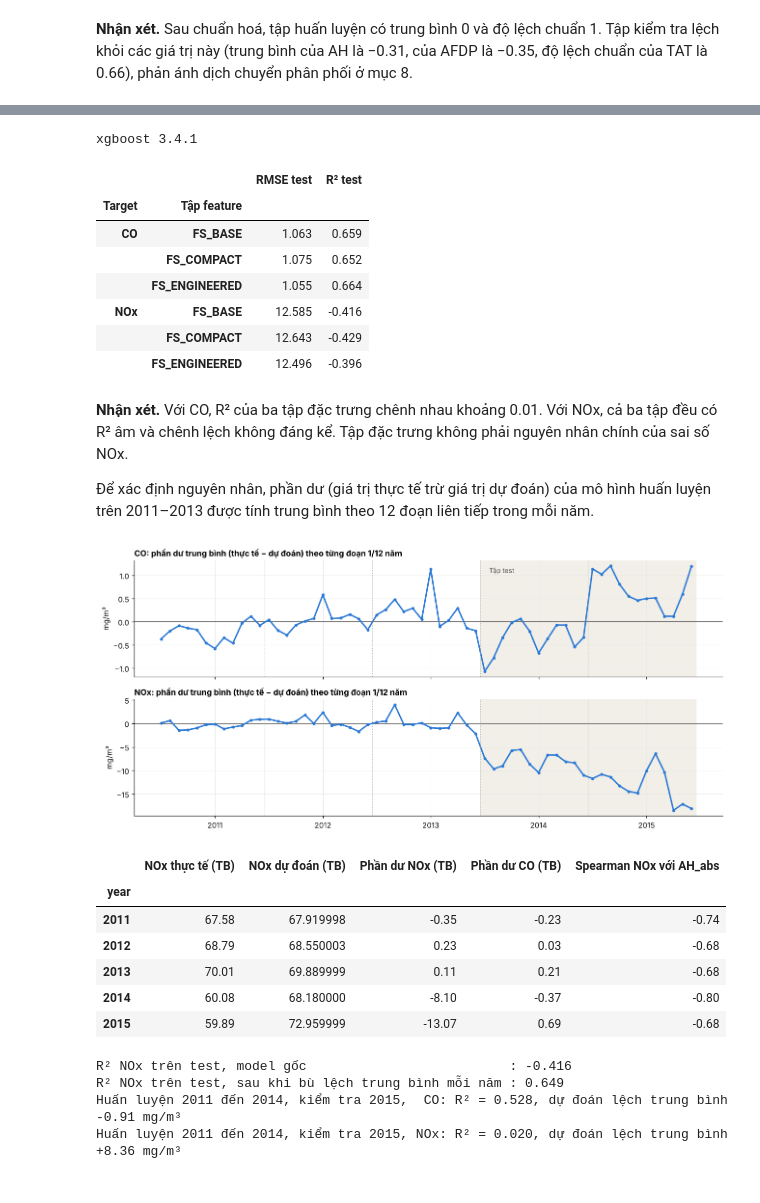
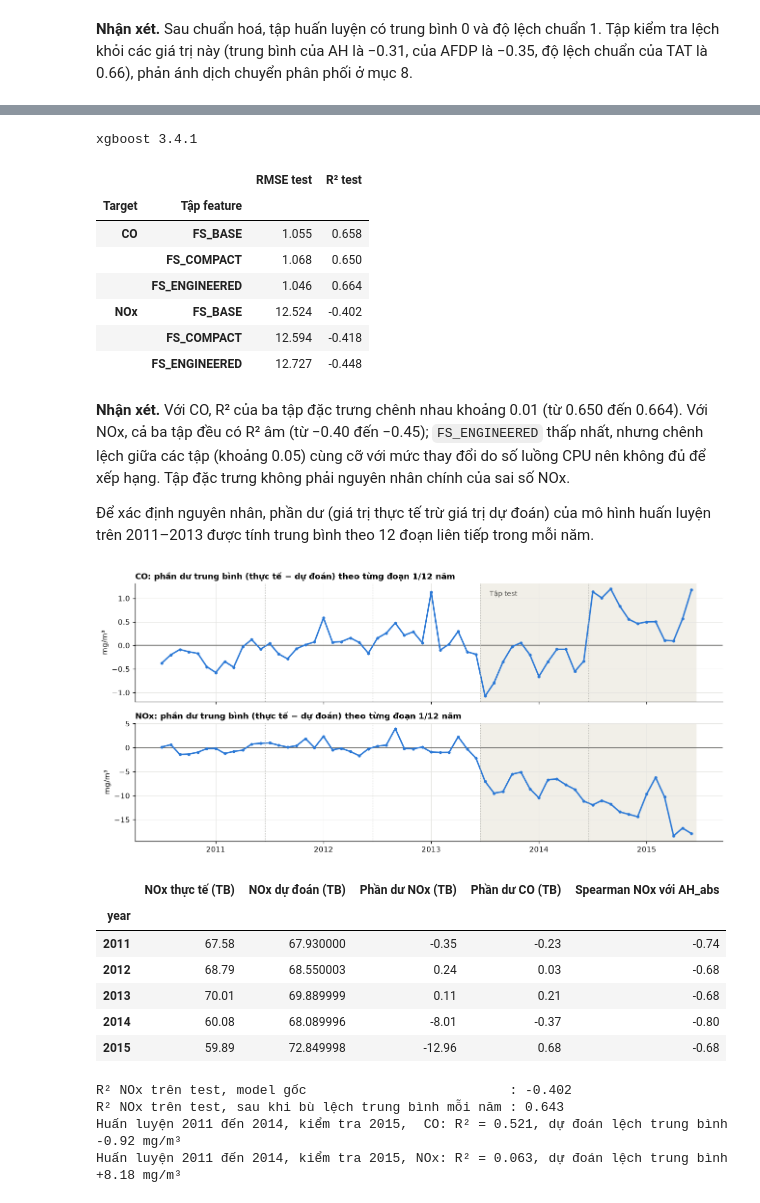
Before and after one commit to hoangsank/BTL---Machine-Learning---co3117-, a Jupyter notebook: notebooks/02_feature_eng.ipynb, the cells around one changed output, grey strips where cells are left out. Cells and saved outputs as stored; diff of their text form; code cells hidden in the pictures.

```diff
--- a/notebooks/02_feature_eng.ipynb
+++ b/notebooks/02_feature_eng.ipynb
@@ -154,11 +164,28 @@ Quy tắc giữ đặc trưng được cố định trước khi chạy thực n
 # %%
 ridge = make_pipeline(StandardScaler(), Ridge(alpha=1.0))
-forest = RandomForestRegressor(n_estimators=60, min_samples_leaf=5, max_samples=0.5, n_jobs=-1, random_state=0)
-MODELS = {'Ridge': ridge, 'Random Forest': forest}
+RF_SEEDS = range(5)
+
+def make_forest(seed):
+    return RandomForestRegressor(n_estimators=60, min_samples_leaf=5, max_samples=0.5, n_jobs=-1, random_state=seed)
+
+# Random Forest không có đối tượng cố định: điểm của nó là trung bình qua RF_SEEDS (xem cv_score)
+MODELS = {'Ridge': ridge, 'Random Forest': None}
+_rf_cache = {}
+
+def rf_seed_scores(cols, t):
+    """RMSE kiểm định chéo theo thời gian của Random Forest với từng seed (có cache)."""
+    key = (tuple(cols), t)
+    if key not in _rf_cache:
+        _rf_cache[key] = np.array([time_cv_rmse(make_forest(s), train_fe, cols, t, YEARS) for s in RF_SEEDS])
+    return _rf_cache[key]
+
+def cv_score(name, model, cols, t):
+    if name == 'Random Forest':
+        return float(rf_seed_scores(cols, t).mean())
+    return time_cv_rmse(model, train_fe, cols, t, YEARS)
 
 def score_set(cols, models=MODELS):
-    return {(LABEL[t], name): time_cv_rmse(model, train_fe, cols, t, YEARS)
-            for t in TARGETS for name, model in models.items()}
+    return {(LABEL[t], name): cv_score(name, model, cols, t) for t in TARGETS for name, model in models.items()}
 
 sets = {'Gốc (9 feature)': BASE_FEATURES}
 sets.update({f'+ {c}': BASE_FEATURES + [c] for c in CANDIDATE_FEATURES})
@@ -231,0 +259,8 @@ decision
+# %%
+rows = {}
+for c in CANDIDATE_FEATURES:
+    for t in TARGETS:
+        g = (1 - rf_seed_scores(BASE_FEATURES + [c], t) / rf_seed_scores(BASE_FEATURES, t)) * 100
+        rows[(c, LABEL[t])] = {'Trung bình': g.mean(), 'Độ lệch chuẩn': g.std(ddof=1), 'Nhỏ nhất': g.min(), 'Lớn nhất': g.max()}
+seed_noise = pd.DataFrame(rows).T
+seed_noise.round(2)
@@ -265,7 +331,7 @@ TAT     1.69
 # %% [markdown]
 Quá trình loại theo VIF bỏ lần lượt TEY, CDP và GTEP; sáu đặc trưng còn lại có VIF không quá 2.2. Ba tập được đánh giá bằng phương pháp ở mục 4, bổ sung Linear Regression không chính quy hoá vì đây là mô hình chịu ảnh hưởng trực tiếp của đa cộng tuyến.
 # %%
-MODELS3 = {'Linear': LinearRegression(), 'Ridge': ridge, 'Random Forest': forest}
+MODELS3 = {'Linear': LinearRegression(), 'Ridge': ridge, 'Random Forest': None}
 feature_sets = {'FS_BASE': FS_BASE, 'FS_COMPACT': FS_COMPACT, 'FS_ENGINEERED': FS_ENGINEERED}
 
 set_scores = pd.DataFrame({name: score_set(cols, MODELS3) for name, cols in feature_sets.items()}).T
@@ -539,7 +609,7 @@ is_train = data['year'] <= 2013
 rows = []
 for t in TARGETS:
     for name, cols in feature_sets.items():
-        model = XGBRegressor(random_state=42, **XGB_PARAMS[t]).fit(data.loc[is_train, cols], data.loc[is_train, t])
+        model = XGBRegressor(random_state=42, n_jobs=1, **XGB_PARAMS[t]).fit(data.loc[is_train, cols], data.loc[is_train, t])
         pred = model.predict(data.loc[~is_train, cols])
         y = data.loc[~is_train, t]
         rows.append({'Target': LABEL[t], 'Tập feature': name,
@@ -549,57 +619,57 @@ pd.DataFrame(rows).set_index(['Target', 'Tập feature']).round(3)
 xgboost 3.4.1
 |  |  | RMSE test | R² test |
 | Target | Tập feature |  |  |
-| CO | FS_BASE | 1.063 | 0.659 |
-|  | FS_COMPACT | 1.075 | 0.652 |
-|  | FS_ENGINEERED | 1.055 | 0.664 |
-| NOx | FS_BASE | 12.585 | -0.416 |
-|  | FS_COMPACT | 12.643 | -0.429 |
-|  | FS_ENGINEERED | 12.496 | -0.396 |
+| CO | FS_BASE | 1.055 | 0.658 |
+|  | FS_COMPACT | 1.068 | 0.650 |
+|  | FS_ENGINEERED | 1.046 | 0.664 |
+| NOx | FS_BASE | 12.524 | -0.402 |
+|  | FS_COMPACT | 12.594 | -0.418 |
+|  | FS_ENGINEERED | 12.727 | -0.448 |
 # %% [markdown]
-**Nhận xét.** Với CO, R² của ba tập đặc trưng chênh nhau khoảng 0.01. Với NOx, cả ba tập đều có R² âm và chênh lệch không đáng kể. Tập đặc trưng không phải nguyên nhân chính của sai số NOx.
+**Nhận xét.** Với CO, R² của ba tập đặc trưng chênh nhau khoảng 0.01 (từ 0.650 đến 0.664). Với NOx, cả ba tập đều có R² âm (từ −0.40 đến −0.45); `FS_ENGINEERED` thấp nhất, nhưng chênh lệch giữa các tập (khoảng 0.05) cùng cỡ với mức thay đổi do số luồng CPU nên không đủ để xếp hạng. Tập đặc trưng không phải nguyên nhân chính của sai số NOx.
 
 Để xác định nguyên nhân, phần dư (giá trị thực tế trừ giá trị dự đoán) của mô hình huấn luyện trên 2011–2013 được tính trung bình theo 12 đoạn liên tiếp trong mỗi năm.
 # %%
 for t in TARGETS:
-    model = XGBRegressor(random_state=42, **XGB_PARAMS[t]).fit(data.loc[is_train, FS_BASE], data.loc[is_train, t])
+    model = XGBRegressor(random_state=42, n_jobs=1, **XGB_PARAMS[t]).fit(data.loc[is_train, FS_BASE], data.loc[is_train, t])
     data[f'pred_{t}'] = model.predict(data[FS_BASE])
     data[f'resid_{t}'] = data[t] - data[f'pred_{t}']
 
 data['chunk'] = (data.groupby('year').cumcount() / data.groupby('year')['year'].transform('size') * 12).astype(int)
 chunks = data.groupby(['year', 'chunk'])[[f'resid_{t}' for t in TARGETS]].mean().reset_index()
 
 fig, axes = plt.subplots(2, 1, figsize=(12, 5.6), sharex=True)
 x = np.arange(len(chunks))
 for ax, t in zip(axes, TARGETS):
     ax.axvspan(35.5, len(chunks) - 0.5, color='#f1efe8', zorder=0)
     ax.axhline(0, color='#52514e', lw=1)
     ax.plot(x, chunks[f'resid_{t}'], color=BLUE, lw=2, marker='o', ms=3)
     for b in range(12, len(chunks), 12):
         ax.axvline(b - 0.5, color=GRAY, lw=0.8, ls=':')
     ax.set_ylabel('mg/m³')
     ax.set_title(f'{LABEL[t]}: phần dư trung bình (thực tế − dự đoán) theo từng đoạn 1/12 năm')
 axes[0].text(36.5, axes[0].get_ylim()[1] * 0.8, 'Tập test', color='#52514e', fontsize=9)
 axes[1].set_xticks(np.arange(6, len(chunks), 12))
 axes[1].set_xticklabels(sorted(data['year'].unique()))
 plt.tight_layout()
 plt.savefig(FIG_DIR / 'fe_08_nox_residual_drift.png', dpi=200, bbox_inches='tight')
 plt.show()
 
 yearly = data.groupby('year').agg(**{
     'NOx thực tế (TB)': ('NOX', 'mean'), 'NOx dự đoán (TB)': ('pred_NOX', 'mean'),
     'Phần dư NOx (TB)': ('resid_NOX', 'mean'), 'Phần dư CO (TB)': ('resid_CO_clipped', 'mean'),
     'Spearman NOx với AH_abs': ('NOX', lambda s: s.corr(data.loc[s.index, 'AH_abs'], method='spearman')),
 })
 yearly.round(2)
 # %% [output]
-[figure, old version]
+[figure, new version]
 |  | NOx thực tế (TB) | NOx dự đoán (TB) | Phần dư NOx (TB) | Phần dư CO (TB) | Spearman NOx với AH_abs |
 | year |  |  |  |  |  |
-| 2011 | 67.58 | 67.919998 | -0.35 | -0.23 | -0.74 |
-| 2012 | 68.79 | 68.550003 | 0.23 | 0.03 | -0.68 |
+| 2011 | 67.58 | 67.930000 | -0.35 | -0.23 | -0.74 |
+| 2012 | 68.79 | 68.550003 | 0.24 | 0.03 | -0.68 |
 | 2013 | 70.01 | 69.889999 | 0.11 | 0.21 | -0.68 |
-| 2014 | 60.08 | 68.180000 | -8.10 | -0.37 | -0.80 |
-| 2015 | 59.89 | 72.959999 | -13.07 | 0.69 | -0.68 |
+| 2014 | 60.08 | 68.089996 | -8.01 | -0.37 | -0.80 |
+| 2015 | 59.89 | 72.849998 | -12.96 | 0.68 | -0.68 |
 # %%
 test_part = data[~is_train]
 shift_removed = test_part['pred_NOX'] + test_part.groupby('year')['resid_NOX'].transform('mean')
@@ -609,13 +679,13 @@ print(f"R² NOx trên test, sau khi bù lệch trung bình mỗi năm : {r2_scor
 grow = data['year'] <= 2014
 last = data['year'] == 2015
 for t in TARGETS:
-    model = XGBRegressor(random_state=42, **XGB_PARAMS[t]).fit(data.loc[grow, FS_BASE], data.loc[grow, t])
+    model = XGBRegressor(random_state=42, n_jobs=1, **XGB_PARAMS[t]).fit(data.loc[grow, FS_BASE], data.loc[grow, t])
     pred = model.predict(data.loc[last, FS_BASE])
     print(f"Huấn luyện 2011 đến 2014, kiểm tra 2015, {LABEL[t]:>3}: R² = {r2_score(data.loc[last, t], pred):.3f}, "
           f"dự đoán lệch trung bình {np.mean(pred - data.loc[last, t]):+.2f} mg/m³")
 # %% [output]
-R² NOx trên test, model gốc                          : -0.416
-R² NOx trên test, sau khi bù lệch trung bình mỗi năm : 0.649
-Huấn luyện 2011 đến 2014, kiểm tra 2015,  CO: R² = 0.528, dự đoán lệch trung bình -0.91 mg/m³
-Huấn luyện 2011 đến 2014, kiểm tra 2015, NOx: R² = 0.020, dự đoán lệch trung bình +8.36 mg/m³
+R² NOx trên test, model gốc                          : -0.402
+R² NOx trên test, sau khi bù lệch trung bình mỗi năm : 0.643
+Huấn luyện 2011 đến 2014, kiểm tra 2015,  CO: R² = 0.521, dự đoán lệch trung bình -0.92 mg/m³
+Huấn luyện 2011 đến 2014, kiểm tra 2015, NOx: R² = 0.063, dự đoán lệch trung bình +8.18 mg/m³
 # %% [markdown]
```
Also changed, not shown: parts of 28 cells of this notebook, 9 other files.
